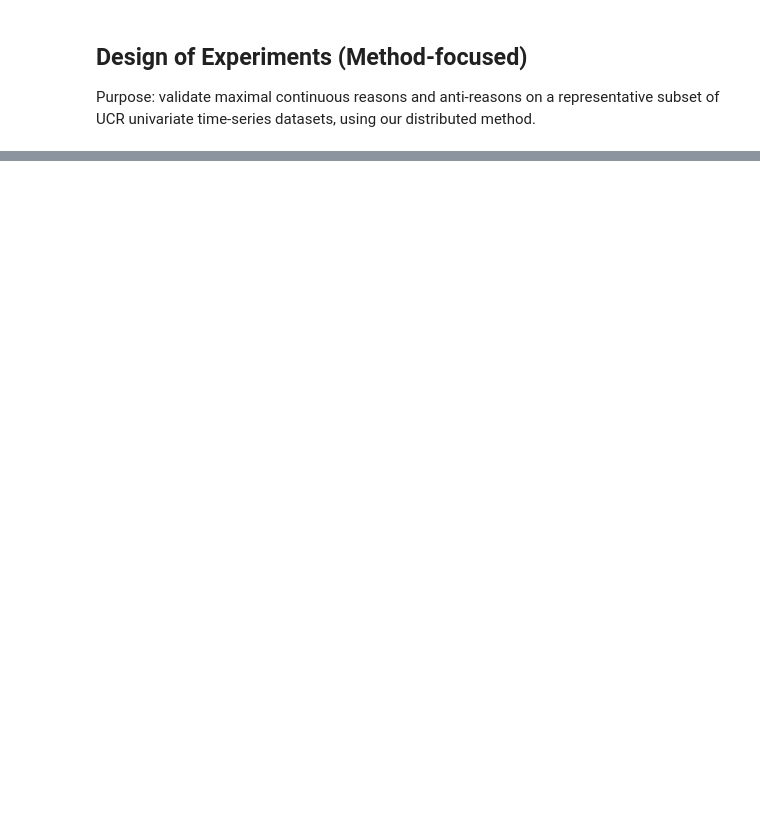
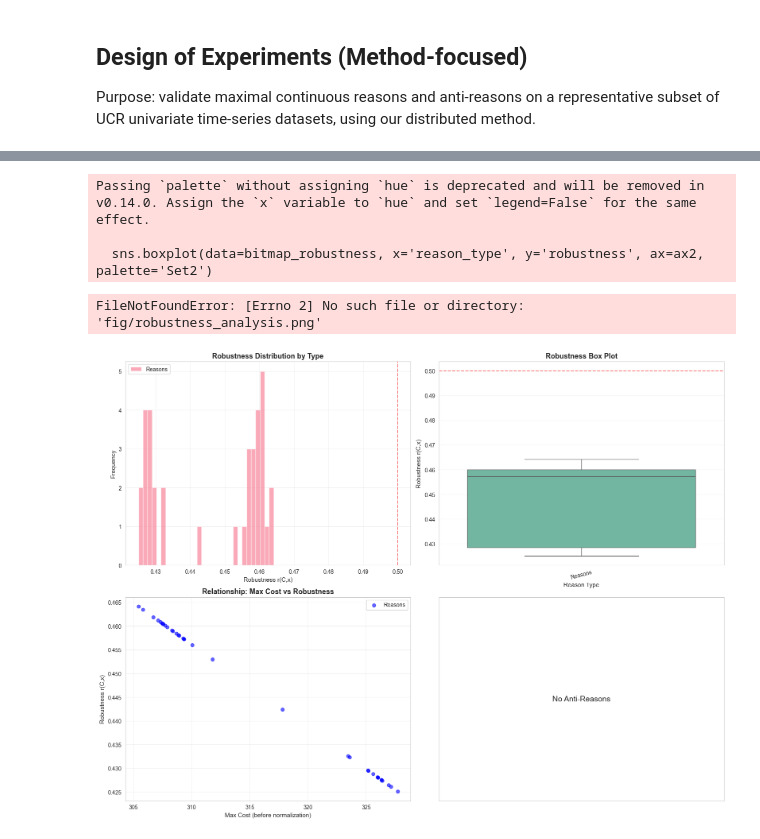
Before and after one commit to danielamadori/IEEE_CAI, a Jupyter notebook: reasons_analysis.ipynb, the cells around one changed output, grey strips where cells are left out. Cells and saved outputs as stored; diff of their text form; code cells hidden in the pictures; blank space fills up the shorter version.

```diff
--- a/reasons_analysis.ipynb
+++ b/reasons_analysis.ipynb
@@ -144,4 +166,0 @@ dtype: int64
-# %%
-from etl.cost_analysis import analyze_costs
-
-cost_df = analyze_costs(cost_records, reason_types)
@@ -359,0 +489,5 @@ Anti-Reason - Constrained features: 18/234
+# %%
+# Get the number of features from the dataset
+num_features = len(feature_names)
+print(f"Number of features: {num_features}")
+print(f"Features: {feature_names}")
@@ -359,0 +595,71 @@ Anti-Reason - Constrained features: 18/234
+# %%
+# Robustness visualizations
+import matplotlib.pyplot as plt
+import seaborn as sns
+
+fig, axes = plt.subplots(2, 2, figsize=(16, 12))
+
+# 1. Robustness distribution by type
+ax1 = axes[0, 0]
+for reason_type in ['reasons', 'non_reasons', 'anti_reasons']:
+    subset = bitmap_robustness[bitmap_robustness['reason_type'] == reason_type]
+    if len(subset) > 0:
+        ax1.hist(subset['robustness'], bins=30, alpha=0.6, label=reason_type.replace('_', ' ').title())
+ax1.set_xlabel('Robustness r(C,x)', fontsize=11)
+ax1.set_ylabel('Frequency', fontsize=11)
+ax1.set_title('Robustness Distribution by Type', fontsize=13, fontweight='bold')
+ax1.legend()
+ax1.axvline(x=0.5, color='red', linestyle='--', alpha=0.5, label='Threshold 0.5')
+ax1.grid(alpha=0.3)
+
+# 2. Box plot of robustness
+ax2 = axes[0, 1]
+sns.boxplot(data=bitmap_robustness, x='reason_type', y='robustness', ax=ax2, palette='Set2')
+ax2.set_xlabel('Reason Type', fontsize=11)
+ax2.set_ylabel('Robustness r(C,x)', fontsize=11)
+ax2.set_title('Robustness Box Plot', fontsize=13, fontweight='bold')
+ax2.axhline(y=0.5, color='red', linestyle='--', alpha=0.5)
+ax2.set_xticklabels([label.get_text().replace('_', ' ').title() for label in ax2.get_xticklabels()], rotation=15)
+ax2.grid(axis='y', alpha=0.3)
+
+# 3. Max cost vs Robustness (inverse relationship)
+ax3 = axes[1, 0]
+for reason_type, color in zip(['reasons', 'non_reasons', 'anti_reasons'], ['blue', 'orange', 'green']):
+    subset = bitmap_robustness[bitmap_robustness['reason_type'] == reason_type]
+    if len(subset) > 0:
+        ax3.scatter(subset['max_cost'], subset['robustness'], alpha=0.6,
+                   label=reason_type.replace('_', ' ').title(), color=color)
+ax3.set_xlabel(f'Max Cost (before normalization)', fontsize=11)
+ax3.set_ylabel('Robustness r(C,x)', fontsize=11)
+ax3.set_title('Relationship: Max Cost vs Robustness', fontsize=13, fontweight='bold')
+ax3.legend()
+ax3.grid(alpha=0.3)
+
+# 4. Distribution for anti-reasons only
+ax4 = axes[1, 1]
+ar_only = bitmap_robustness[bitmap_robustness['reason_type'] == 'anti_reasons']
+if len(ar_only) > 0:
+    ax4.hist(ar_only['robustness'], bins=30, color='green', alpha=0.7, edgecolor='black')
+    ax4.set_xlabel('Robustness r(C,x)', fontsize=11)
+    ax4.set_ylabel('Frequency', fontsize=11)
+    ax4.set_title('Anti-Reasons Robustness Distribution', fontsize=13, fontweight='bold')
+    ax4.axvline(x=ar_only['robustness'].mean(), color='red', linestyle='--',
+               label=f'Mean: {ar_only["robustness"].mean():.3f}')
+    ax4.legend()
+    ax4.grid(alpha=0.3)
+else:
+    ax4.text(0.5, 0.5, 'No Anti-Reasons', ha='center', va='center', fontsize=14)
+    ax4.set_xticks([])
+    ax4.set_yticks([])
+
+plt.tight_layout()
+plt.savefig('fig/robustness_analysis.png', dpi=300, bbox_inches='tight')
+plt.show()
+
+print("\nGraphs saved to: fig/robustness_analysis.png")
+# %% [output]
+Passing `palette` without assigning `hue` is deprecated and will be removed in v0.14.0. Assign the `x` variable to `hue` and set `legend=False` for the same effect.
+
+  sns.boxplot(data=bitmap_robustness, x='reason_type', y='robustness', ax=ax2, palette='Set2')
+FileNotFoundError: [Errno 2] No such file or directory: 'fig/robustness_analysis.png'
+[figure, added]
```
Also changed, not shown: parts of 16 cells of this notebook, 9 other files.
